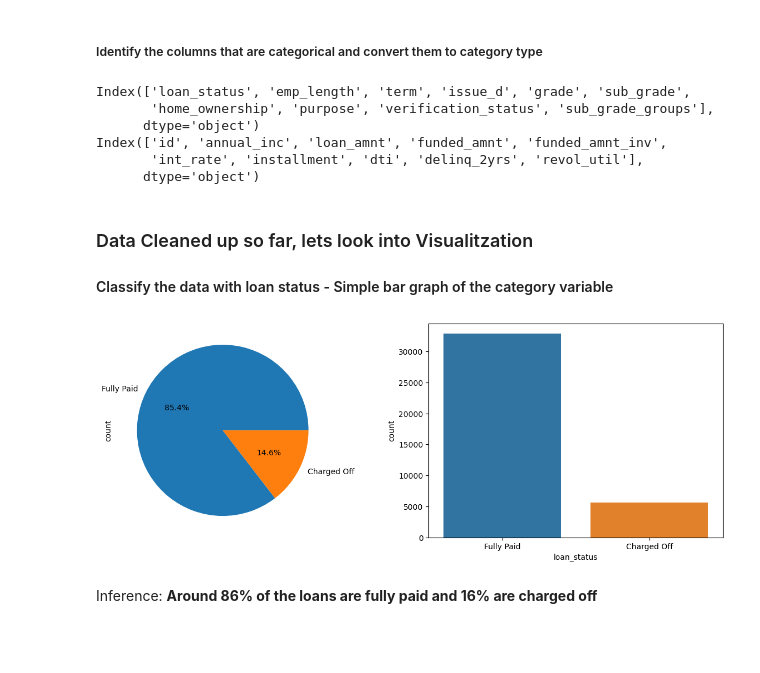
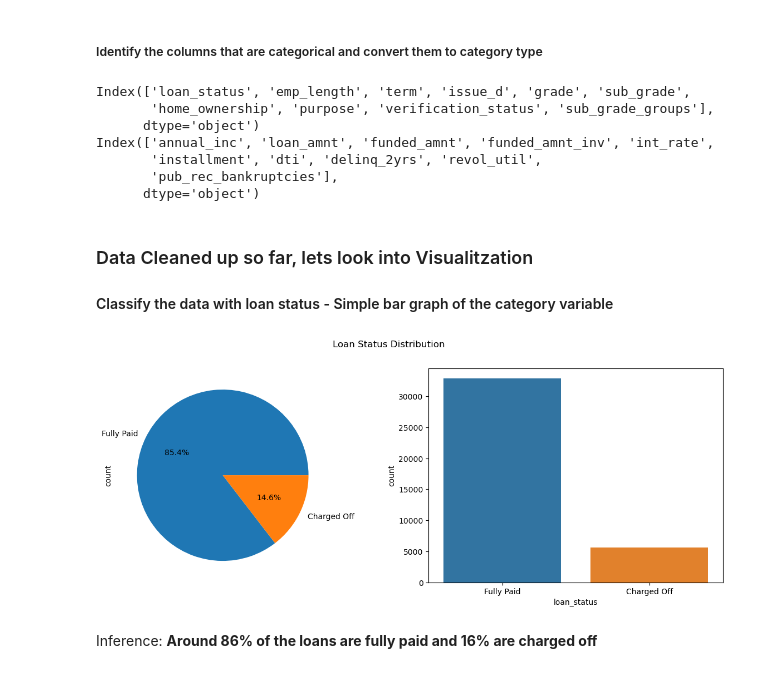
Before and after one commit to kondajji/Lending-Club_CaseStudy_TS, a Jupyter notebook: LendingClubCaseStudy.ipynb, the cells around one changed output. Drawn from its saved outputs; the diff is of its cells as text; code cells hidden in the pictures; blank space fills up the shorter version.

```diff
--- a/LendingClubCaseStudy.ipynb
+++ b/LendingClubCaseStudy.ipynb
@@ -66,0 +110,5 @@ list(lc.columns)
+# %%
+#Remove all the columns that has more than 50% missing values
+
+lc = lc.loc[:,lc.isnull().sum()/lc.shape[0]*100<50]
+print(lc.shape)
@@ -69,2 +150,3 @@ list(lc.columns)
 # %%
-loan = lc[(lc.loan_status =='Charged Off') | (lc.loan_status =='Fully Paid')][['id','annual_inc','loan_status','loan_amnt','emp_length','funded_amnt', 'funded_amnt_inv', 'term','issue_d','int_rate','installment', 'grade','sub_grade','dti','delinq_2yrs','home_ownership', 'revol_util', 'purpose','verification_status']]
+loan = lc[(lc.loan_status =='Charged Off') | (lc.loan_status =='Fully Paid')][['annual_inc','loan_status','loan_amnt','emp_length','funded_amnt', 'funded_amnt_inv', 'term','issue_d','int_rate','installment', 'grade','sub_grade','dti','delinq_2yrs','home_ownership', 'revol_util', 'purpose','verification_status','pub_rec_bankruptcies']]
+loan.shape
@@ -173,3 +259,5 @@ loan['issue_date'] = pd.to_datetime(loan['issue_d'], format='%b-%y')
 
 loan.loc[:,'issue_month'] = loan.issue_date.dt.month
 loan.loc[:, 'issue_year'] = loan.issue_date.dt.year
+# %%
+loan['annual_inc_groups'] = pd.cut(loan['annual_inc'], bins=5,precision =0,labels=['0-40k','40k-80k','80k-120k','120k-160k','160k-200k'])
@@ -193,8 +290,9 @@ print(num_columns)
 Index(['loan_status', 'emp_length', 'term', 'issue_d', 'grade', 'sub_grade',
        'home_ownership', 'purpose', 'verification_status', 'sub_grade_groups'],
       dtype='object')
-Index(['id', 'annual_inc', 'loan_amnt', 'funded_amnt', 'funded_amnt_inv',
-       'int_rate', 'installment', 'dti', 'delinq_2yrs', 'revol_util'],
+Index(['annual_inc', 'loan_amnt', 'funded_amnt', 'funded_amnt_inv', 'int_rate',
+       'installment', 'dti', 'delinq_2yrs', 'revol_util',
+       'pub_rec_bankruptcies'],
       dtype='object')
 # %% [markdown]
 ### Data Cleaned up so far, lets look into Visualitzation
@@ -203,13 +301,15 @@ Index(['id', 'annual_inc', 'loan_amnt', 'funded_amnt', 'funded_amnt_inv',
 # %%
 #Pie chart & bar chart side by side using subplot of loan status using seaborn different color for each loan status
 
 fx, axes = plt.subplots(1,2, figsize=(15,5))
 
 loan['loan_status'].value_counts().plot.pie(autopct='%1.1f%%', ax=axes[0])
 sns.countplot(x='loan_status', data=loan, ax=axes[1])
+
+fx.suptitle('Loan Status Distribution')
 plt.show()
 # %% [output]
-[figure, old version]
+[figure, new version]
 # %% [markdown]
 Inference: **Around 86% of the loans are fully paid and 16% are charged off**
 # %% [markdown]
```
Also changed, not shown: parts of 79 cells of this notebook.
